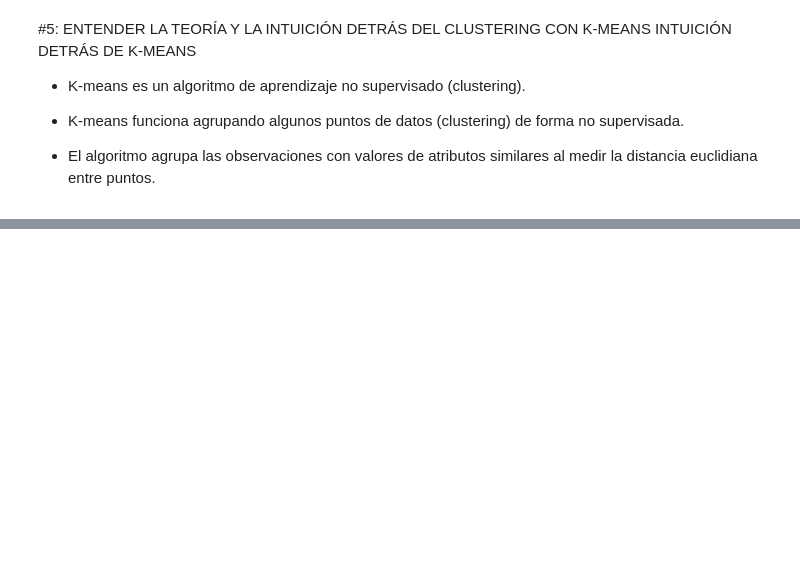
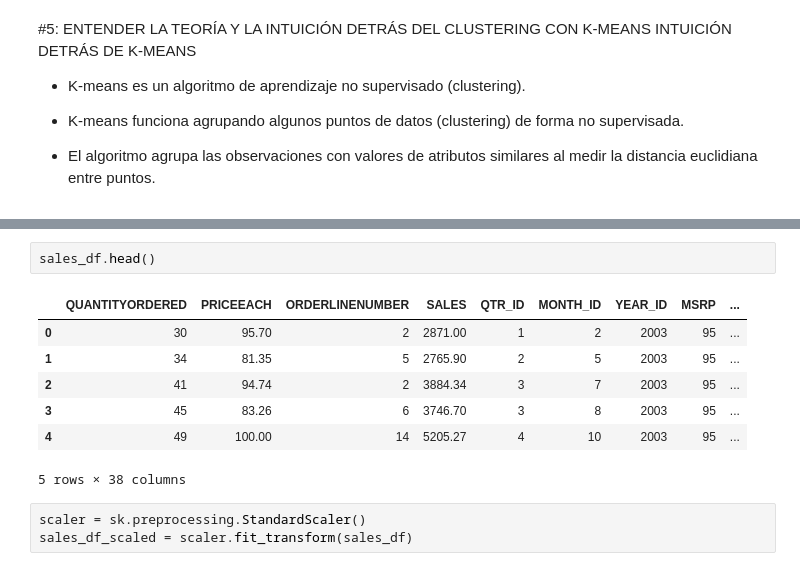
Before and after one commit to and35/3-marketing-AI, a Jupyter notebook: 3-marketing-AI.ipynb, the cells around one changed output, grey strips where cells are left out. Drawn from its saved outputs; the diff is of its cells as text; blank space fills up the shorter version.

```diff
--- a/3-marketing-AI.ipynb
+++ b/3-marketing-AI.ipynb
@@ -432,0 +469,13 @@ lo que queremos hacer es asignar cada mustra a un centroide, y  a la vez recoloc
+# %%
+sales_df.head()
+# %% [output]
+|  | QUANTITYORDERED | PRICEEACH | ORDERLINENUMBER | SALES | QTR_ID | MONTH_ID | YEAR_ID | MSRP | ... |
+| 0 | 30 | 95.70 | 2 | 2871.00 | 1 | 2 | 2003 | 95 | ... |
+| 1 | 34 | 81.35 | 5 | 2765.90 | 2 | 5 | 2003 | 95 | ... |
+| 2 | 41 | 94.74 | 2 | 3884.34 | 3 | 7 | 2003 | 95 | ... |
+| 3 | 45 | 83.26 | 6 | 3746.70 | 3 | 8 | 2003 | 95 | ... |
+| 4 | 49 | 100.00 | 14 | 5205.27 | 4 | 10 | 2003 | 95 | ... |
+5 rows × 38 columns
+# %%
+scaler = sk.preprocessing.StandardScaler()
+sales_df_scaled = scaler.fit_transform(sales_df)
```
Also changed, not shown: parts of 11 cells of this notebook.
